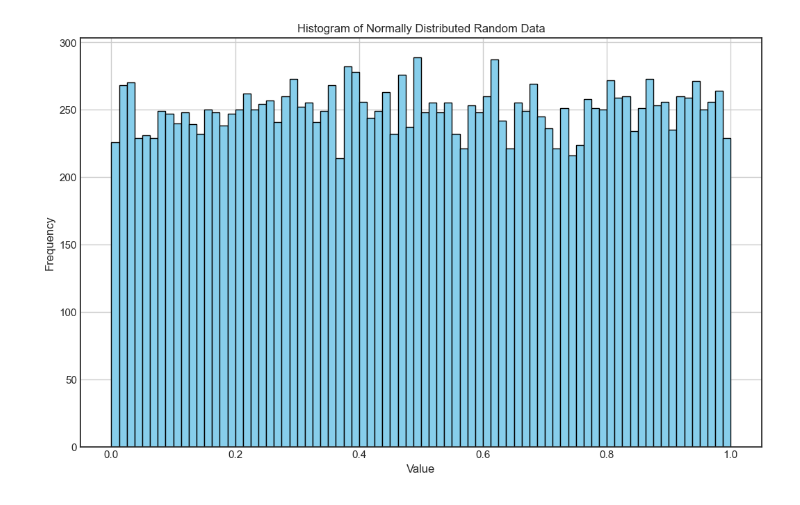
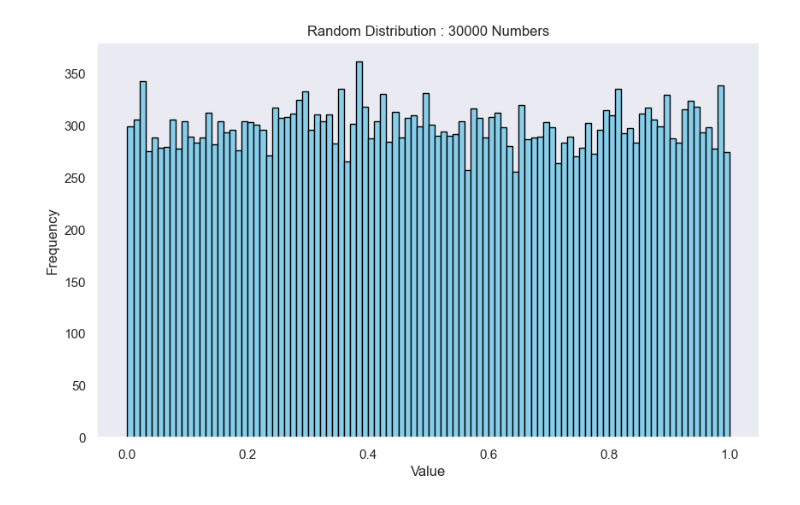
Before and after one commit to matthewoestreich/FirefoxXorShift128PlusRNG, a Jupyter notebook: random_distribution.ipynb, the cells around one changed output. Saved outputs shown, nothing was run; the diff lists cells and outputs as text; code cells hidden in the pictures.

```diff
--- a/random_distribution.ipynb
+++ b/random_distribution.ipynb
@@ -7,3 +10,10 @@ import seaborn as sns
 import pandas as pd
 import matplotlib.pyplot as plt
 import XorShift128PlusRNG
+
+xorshiftp = XorShift128PlusRNG.FirefoxXorShift128PlusRNG(4412470881888093692, 8243466694241266509)
+cached_data_30k = [xorshiftp.nextDouble() for _ in range(30000)]
+
+def generate_title(num_items):
+    default_graph_title = "Random Distribution"
+    return default_graph_title + " : " + str(num_items) + " Numbers"
@@ -10,13 +72,14 @@ import XorShift128PlusRNG
 # %%
-xorshiftp = XorShift128PlusRNG.FirefoxXorShift128PlusRNG(4412470881888093692, 8243466694241266509)
+num_items = 30000
+data = cached_data_30k[:num_items]
 
 plt.figure(figsize=(10, 6))
-plt.hist([xorshiftp.nextDouble() for _ in range(20000)], bins=80, color='skyblue', edgecolor='black')
-plt.title("Histogram of Normally Distributed Random Data")
+plt.hist(data, bins=100, color='skyblue', edgecolor='black')
+plt.title(generate_title(num_items))
 plt.xlabel("Value")
 plt.ylabel("Frequency")
-plt.grid(True)
+plt.grid(False)
 plt.show()
 # %% [output]
-[figure, old version]
+[figure, new version]
 # %%
```
Also changed, not shown: parts of 4 cells of this notebook, 1 other file.
